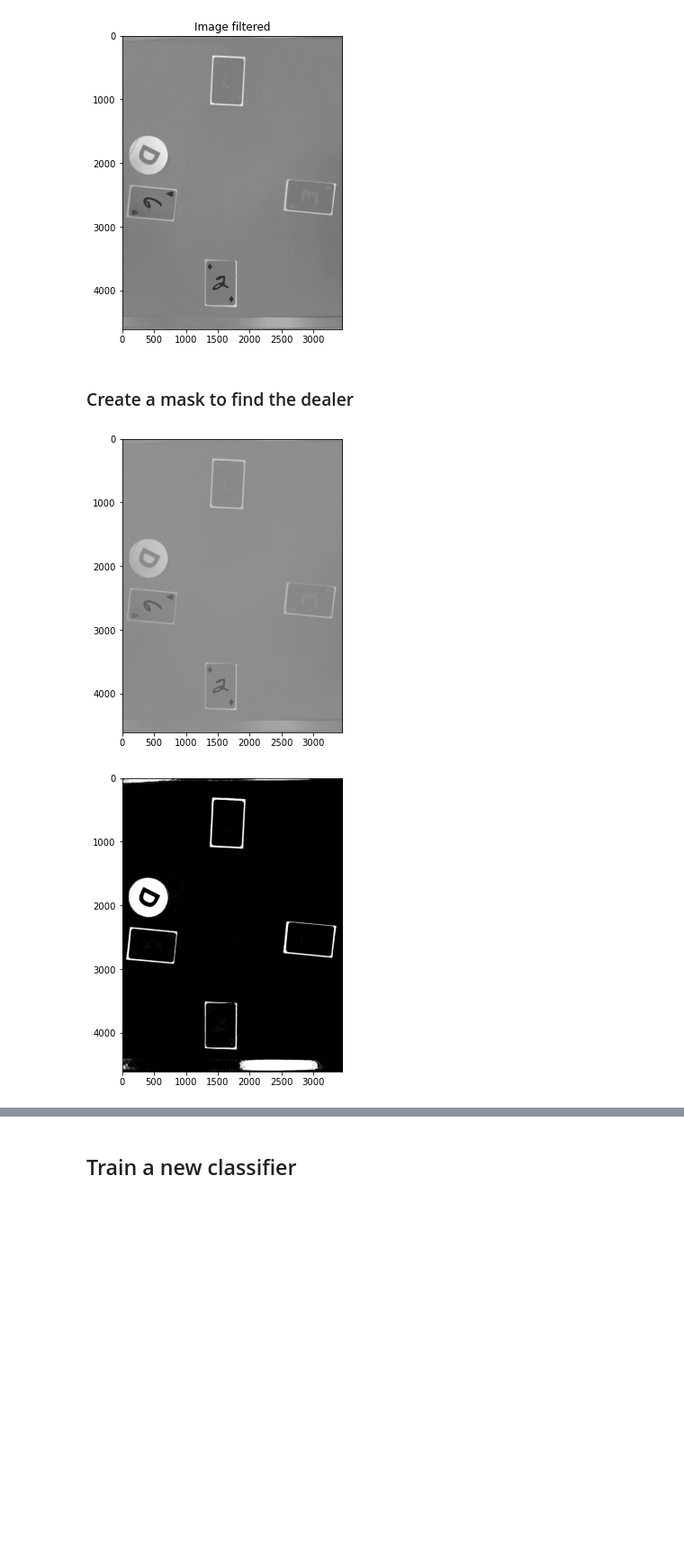
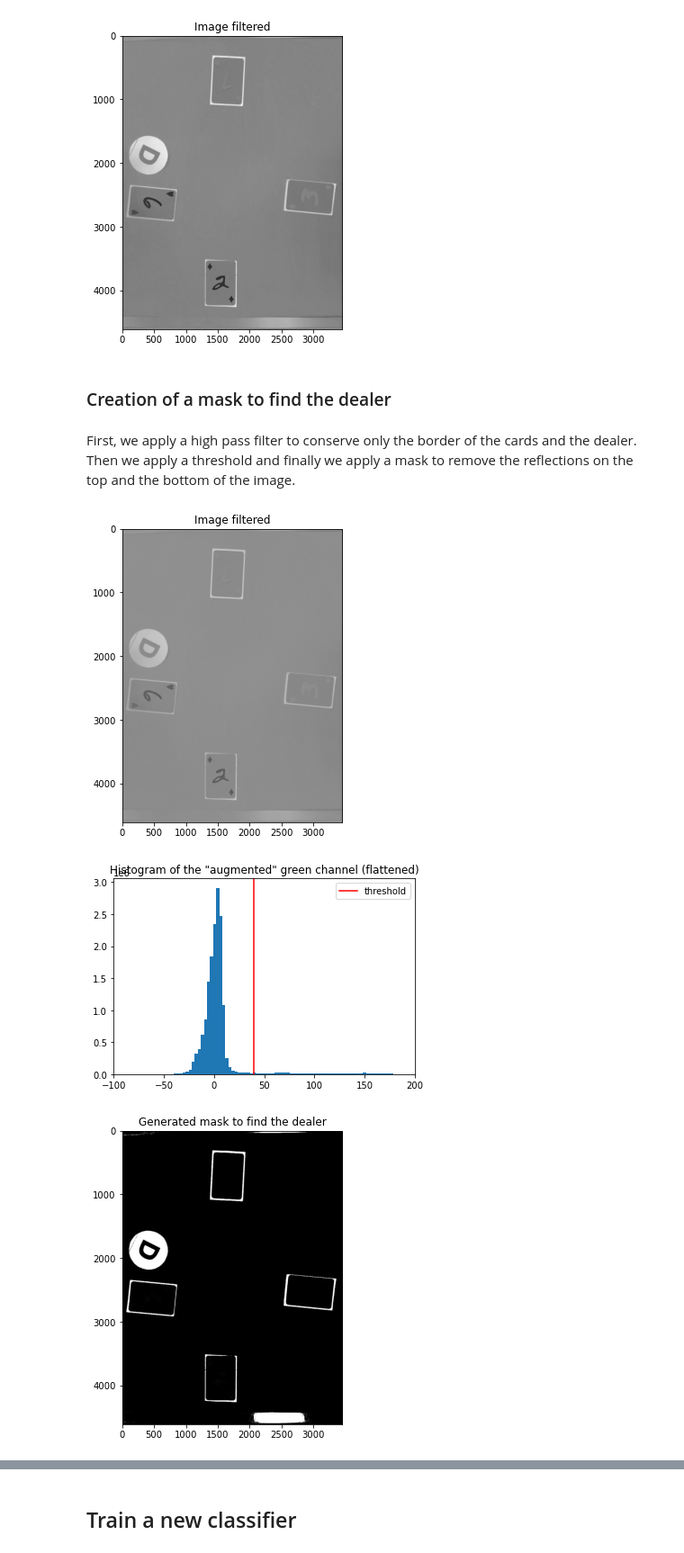
Before and after one commit to aalshabaan/iapr, a Jupyter notebook: project/project.ipynb, the cells around one changed output, grey strips where cells are left out. Shown at 90% size. Drawn from its saved outputs; the diff is of its cells as text; code cells hidden in the pictures; blank space fills up the shorter version.

```diff
--- a/project/project.ipynb
+++ b/project/project.ipynb
@@ -448,23 +449,52 @@ plt.show()
 # %% [output]
 [figure]
 # %% [markdown]
-### Create a mask to find the dealer
+### Creation of  a mask to find the dealer
+# %% [markdown]
+First, we apply a high pass filter to conserve only the border of the cards and the dealer. Then we apply a threshold and finally we apply a mask to remove the reflections on the top and the bottom of the image.
 # %%
 hp_filter = np.array([[0, -1, 0], [-1, 5, -1], [0, -1, 0]])
 im_filtered = convolve2d(im_green, hp_filter, mode='same')
 
 fig, ax = plt.subplots(1, 1, figsize=(6, 6))
 ax.imshow(im_filtered, cmap="gray")
 plt.title('Image filtered')
 plt.show()
 
 # threshold
-mask = (im_filtered > threshold)
+threshold = 40
+dealer_mask = (im_filtered > threshold)
+
+
+plt.hist(im_filtered.flatten(), bins=256)
+plt.axvline(threshold, c='r', label='threshold')
+plt.title('Histogram of the "augmented" green channel (flattened)')
+plt.legend()
+plt.xlim((-100,200))
+plt.show()
 
 fig, ax = plt.subplots(1, 1, figsize=(6, 6))
-ax.imshow(mask, cmap="gray")
+ax.imshow(dealer_mask, cmap="gray")
 plt.title('Generated mask to find the dealer')
 plt.show()
+
+# exclusion mask
+EXCLUDE_MARGIN_TOP = 100
+EXCLUDE_MARGIN_BOTTOM = 100
+im_height, im_width = im.shape[:2]
+exclusion_mask = np.ones((im_height, im_width))
+y_excl_bot = im_height - EXCLUDE_MARGIN_BOTTOM
+y_excl_top = EXCLUDE_MARGIN_TOP
+exclusion_mask[y_excl_bot:, :] = 0
+exclusion_mask[:y_excl_top, :] = 0
+
+dealer_mask = dealer_mask * exclusion_mask
+
+fig, ax = plt.subplots(1, 1, figsize=(6, 6))
+ax.imshow(dealer_mask, cmap="gray")
+plt.title('Remove reflections on top and bottom of the mask')
+plt.show()
 # %% [output]
-[figure, old version]
+[figure, new version]
-[figure, old version]
+[figure, new version]
+[figure, added]
```
Also changed, not shown: parts of 15 cells of this notebook.
